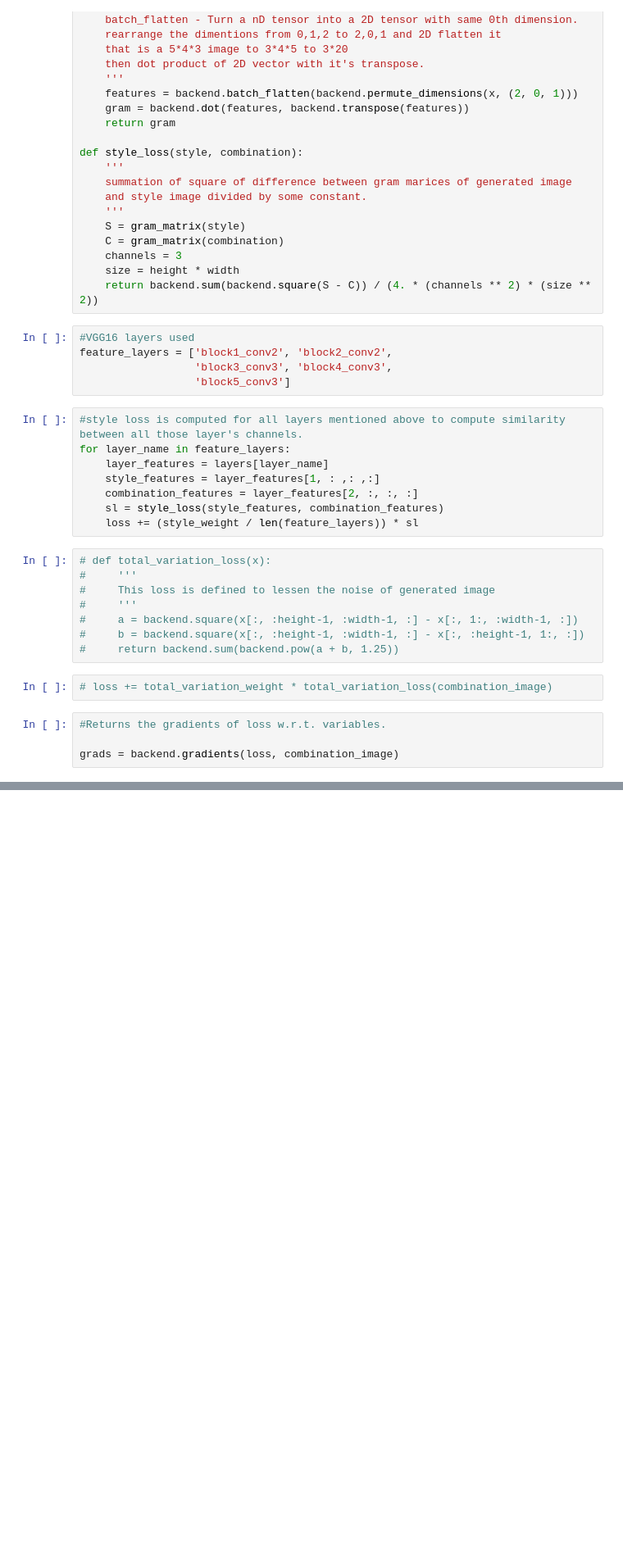
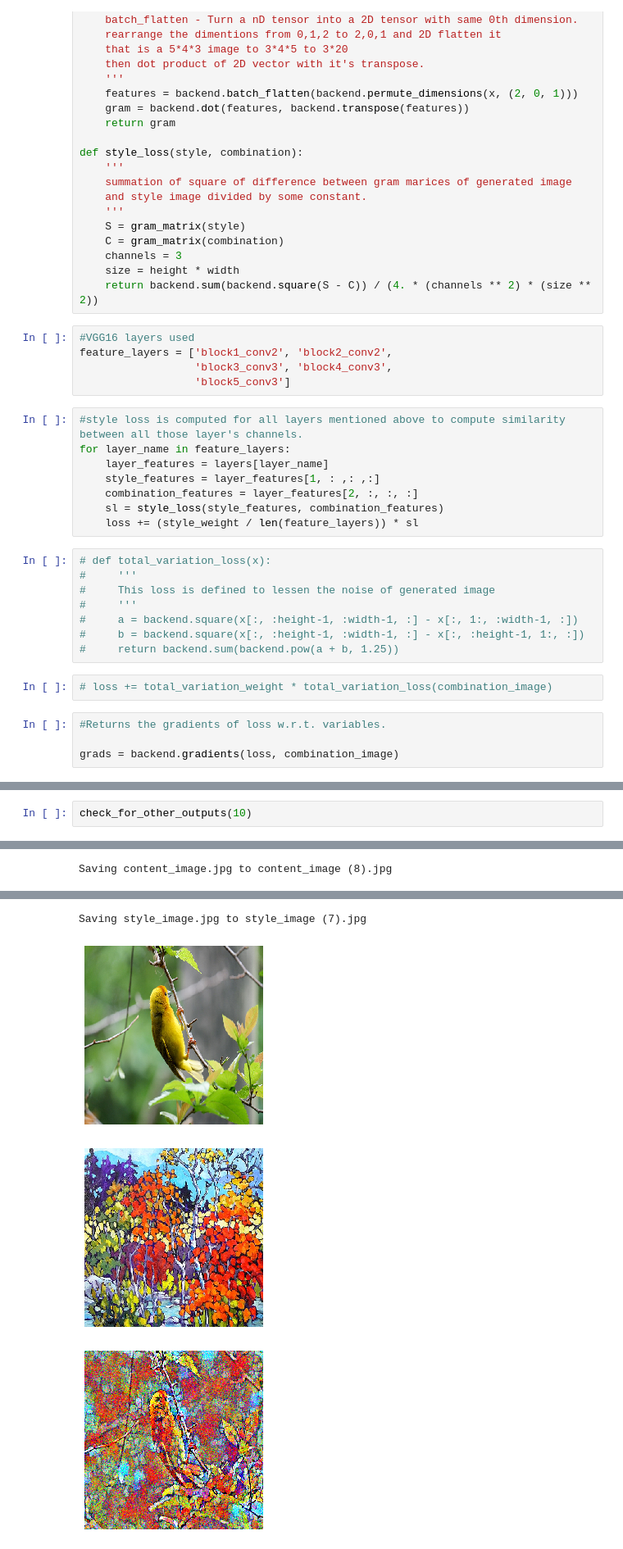
Before and after one commit to Saharsh007/Neural-Style-Transfer, a Jupyter notebook: NSTv1_with_explanation.ipynb, the cells around one changed output, grey strips where cells are left out. Shown at 82% size. Drawn from its saved outputs; the diff is of its cells as text; blank space fills up the shorter version.

```diff
--- a/NSTv1_with_explanation.ipynb
+++ b/NSTv1_with_explanation.ipynb
@@ -232,0 +416,3 @@ f_outputs = backend.function([combination_image], outputs)
+# %%
+check_for_other_outputs(10)
+# %% [output]
@@ -232,0 +420 @@ f_outputs = backend.function([combination_image], outputs)
+Saving content_image.jpg to content_image (8).jpg
@@ -232,0 +422,4 @@ f_outputs = backend.function([combination_image], outputs)
+Saving style_image.jpg to style_image (7).jpg
+[figure, added]
+[figure, added]
+[figure, added]
```
Also changed, not shown: parts of 24 cells of this notebook, 16 other files.
